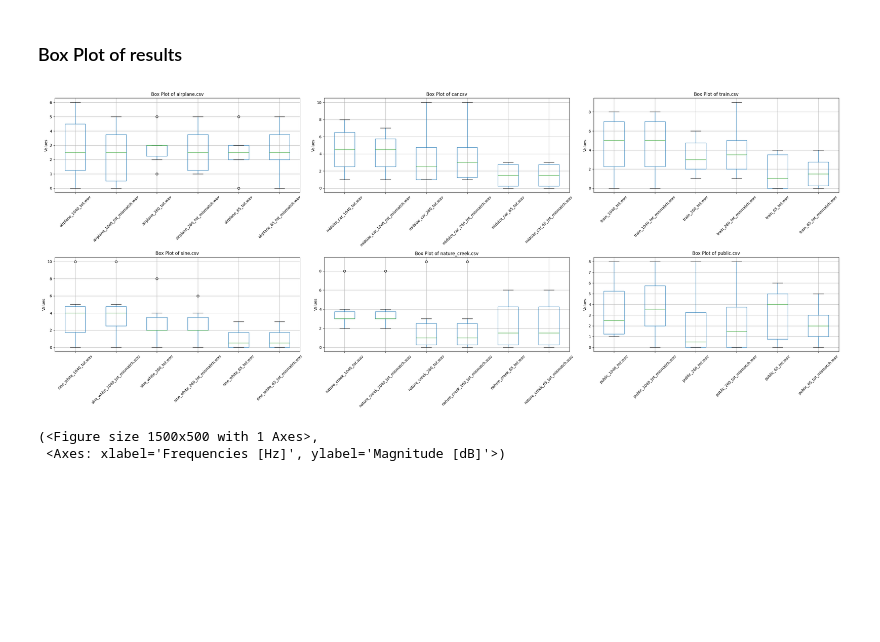
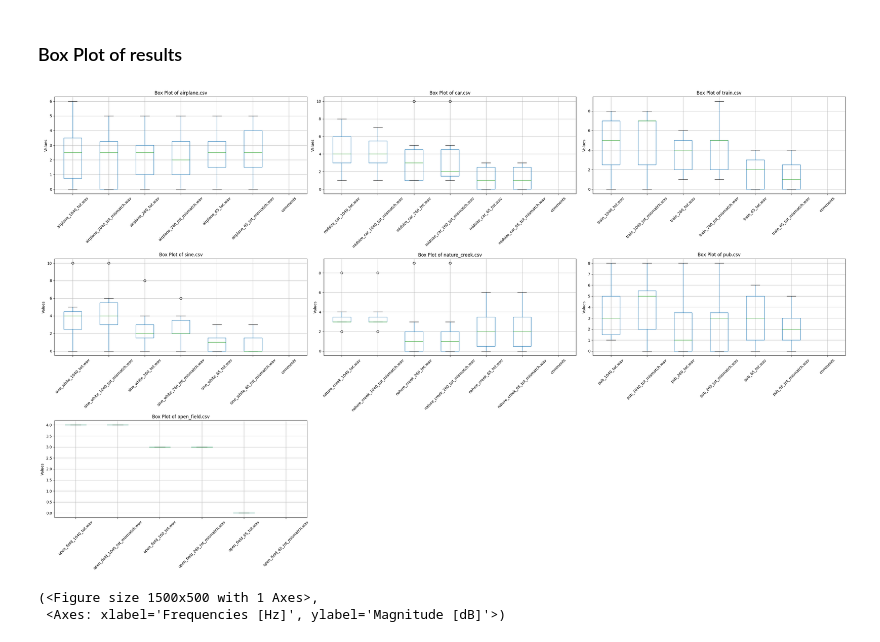
Before and after one commit to nguyen-elevear/bachelor_arbeit, a Jupyter notebook: audio_pyfar.ipynb, the cells around one changed output. Saved outputs shown, nothing was run; the diff lists cells and outputs as text; code cells hidden in the pictures; blank space fills up the shorter version.

Commit message:
Add Sultan's result

```diff
--- a/audio_pyfar.ipynb
+++ b/audio_pyfar.ipynb
@@ -399,15 +399,23 @@ for type, signal in audio.items():
 # %%
 from gui_qt.plot_box import plot_box
 
 results = ["/Users/nptlinh/Desktop/BA-Code/gui_qt/results/filter_pos/airplane.csv",
            "/Users/nptlinh/Desktop/BA-Code/gui_qt/results/filter_pos/car.csv",
            "/Users/nptlinh/Desktop/BA-Code/gui_qt/results/filter_pos/train.csv",
            "/Users/nptlinh/Desktop/BA-Code/gui_qt/results/filter_pos/sine.csv",
            "/Users/nptlinh/Desktop/BA-Code/gui_qt/results/filter_pos/nature_creek.csv",
-           "/Users/nptlinh/Desktop/BA-Code/gui_qt/results/filter_pos/public.csv"]
+           "/Users/nptlinh/Desktop/BA-Code/gui_qt/results/filter_pos/pub.csv"]
+
+results = [r"C:\Users\LinhNguyen\Desktop\BA_Code\gui_qt\results\filter_pos\airplane.csv",
+           r"C:\Users\LinhNguyen\Desktop\BA_Code\gui_qt\results\filter_pos\car.csv",
+           r"C:\Users\LinhNguyen\Desktop\BA_Code\gui_qt\results\filter_pos\train.csv",
+           r"C:\Users\LinhNguyen\Desktop\BA_Code\gui_qt\results\filter_pos\sine.csv",
+           r"C:\Users\LinhNguyen\Desktop\BA_Code\gui_qt\results\filter_pos\nature_creek.csv",
+           r"C:\Users\LinhNguyen\Desktop\BA_Code\gui_qt\results\filter_pos\pub.csv",
+           r"C:\Users\LinhNguyen\Desktop\BA_Code\gui_qt\results\filter_pos\open_field.csv"]
 plot_box(results)
 # %% [output]
-[figure, old version]
+[figure, new version]
 # %%
 testing_filters = []
 testing_descriptors = []
```
Also changed, not shown: 15 other files.
